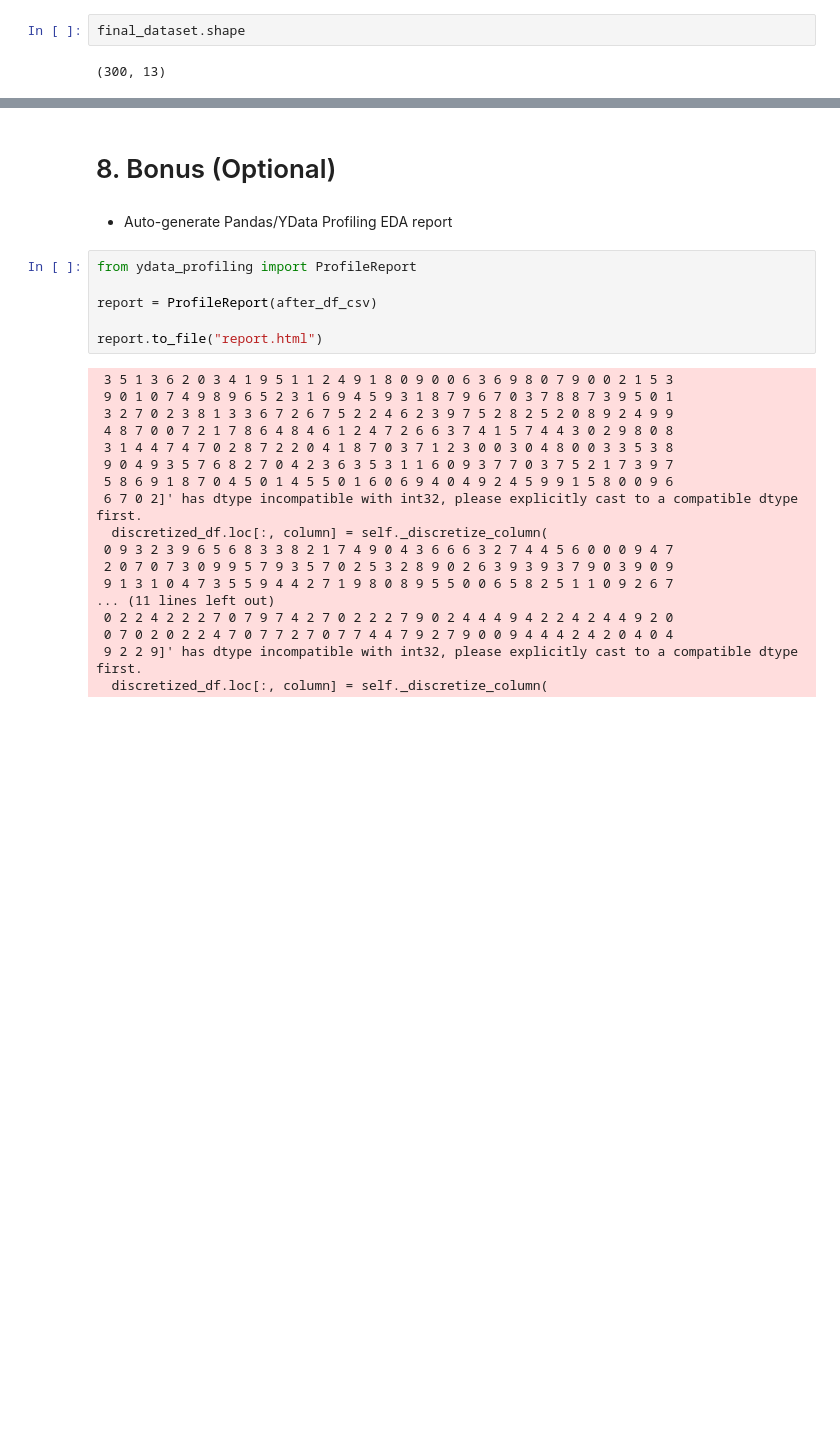
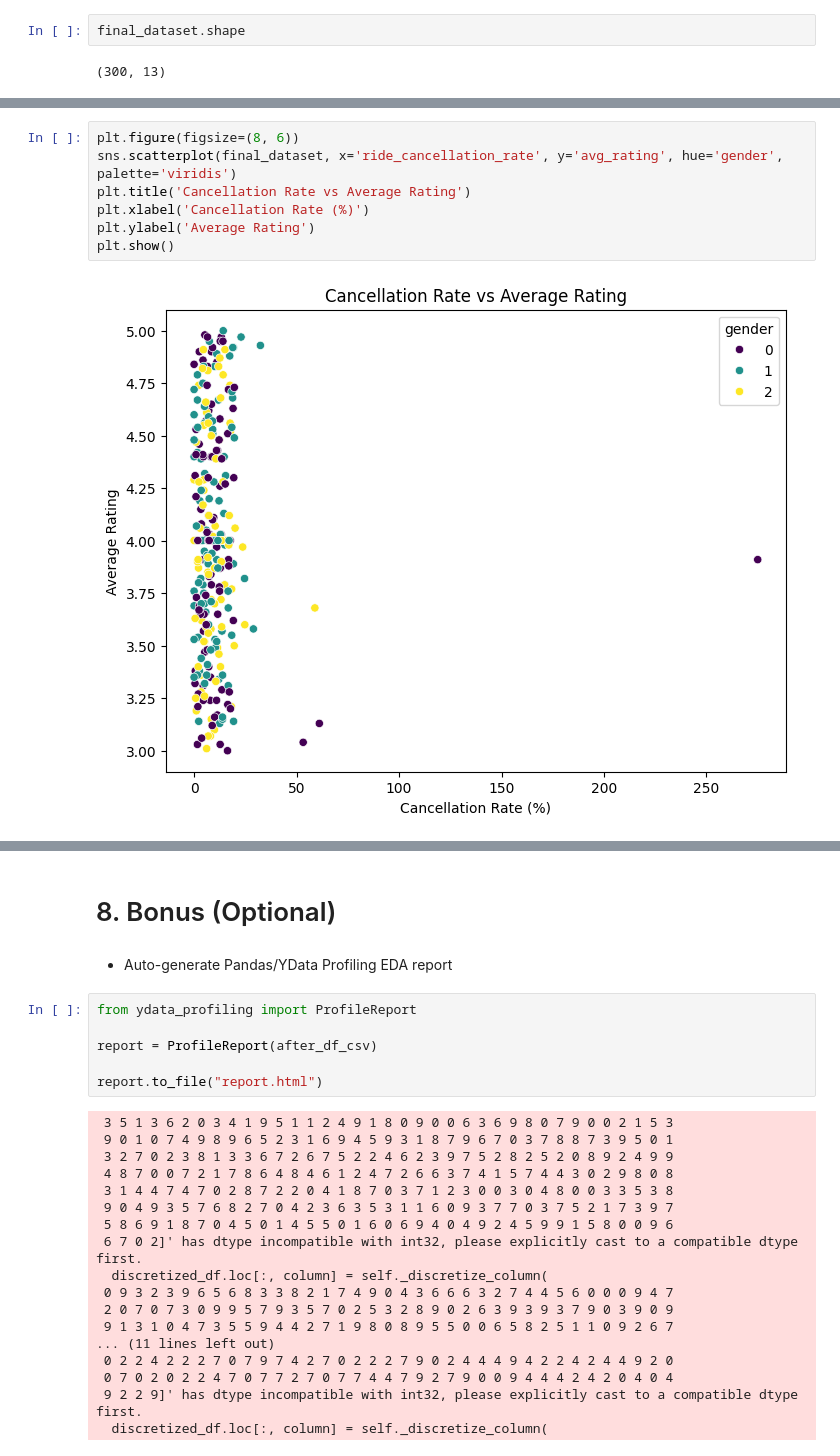
Before and after one commit to parthpbhagat/practical-exam-data-preprocessing, a Jupyter notebook: final_pr2.ipynb, the cells around one changed output, grey strips where cells are left out. Drawn from its saved outputs; the diff is of its cells as text; blank space fills up the shorter version.

```diff
--- a/final_pr2.ipynb
+++ b/final_pr2.ipynb
@@ -496,0 +517,9 @@ final_dataset.shape
+# %%
+plt.figure(figsize=(8, 6))
+sns.scatterplot(final_dataset, x='ride_cancellation_rate', y='avg_rating', hue='gender', palette='viridis')
+plt.title('Cancellation Rate vs Average Rating')
+plt.xlabel('Cancellation Rate (%)')
+plt.ylabel('Average Rating')
+plt.show()
+# %% [output]
+[figure, added]
```
Also changed, not shown: parts of 3 cells of this notebook, 1 other file.
